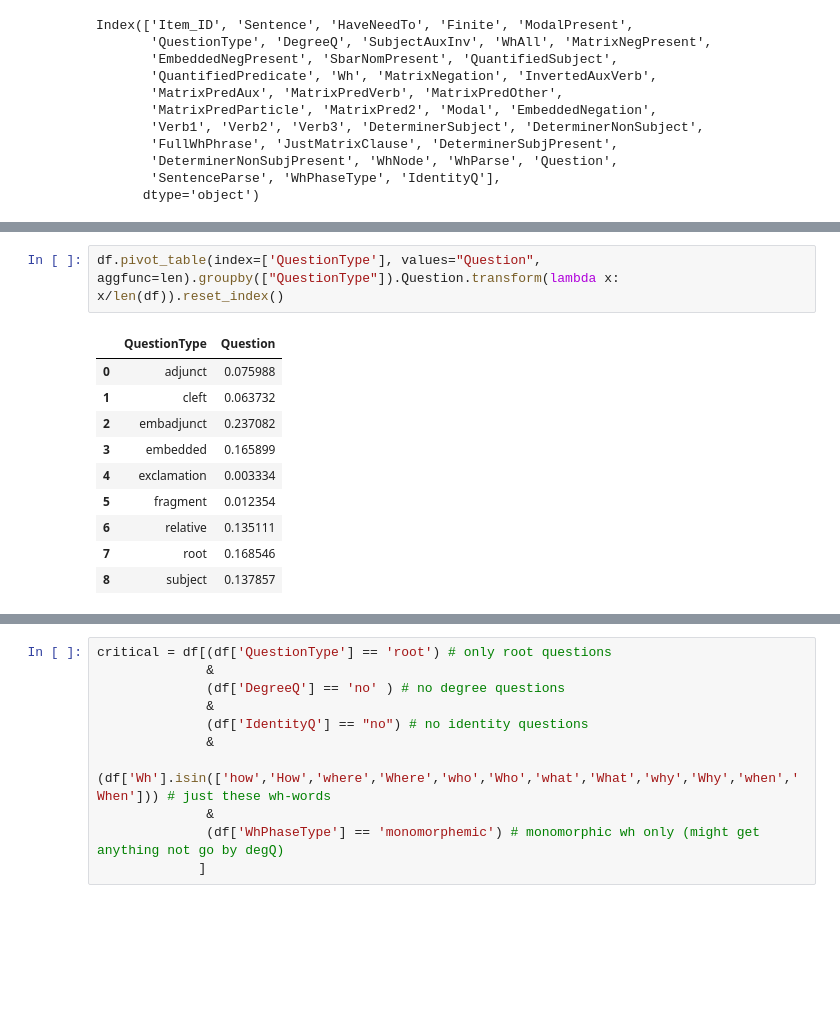
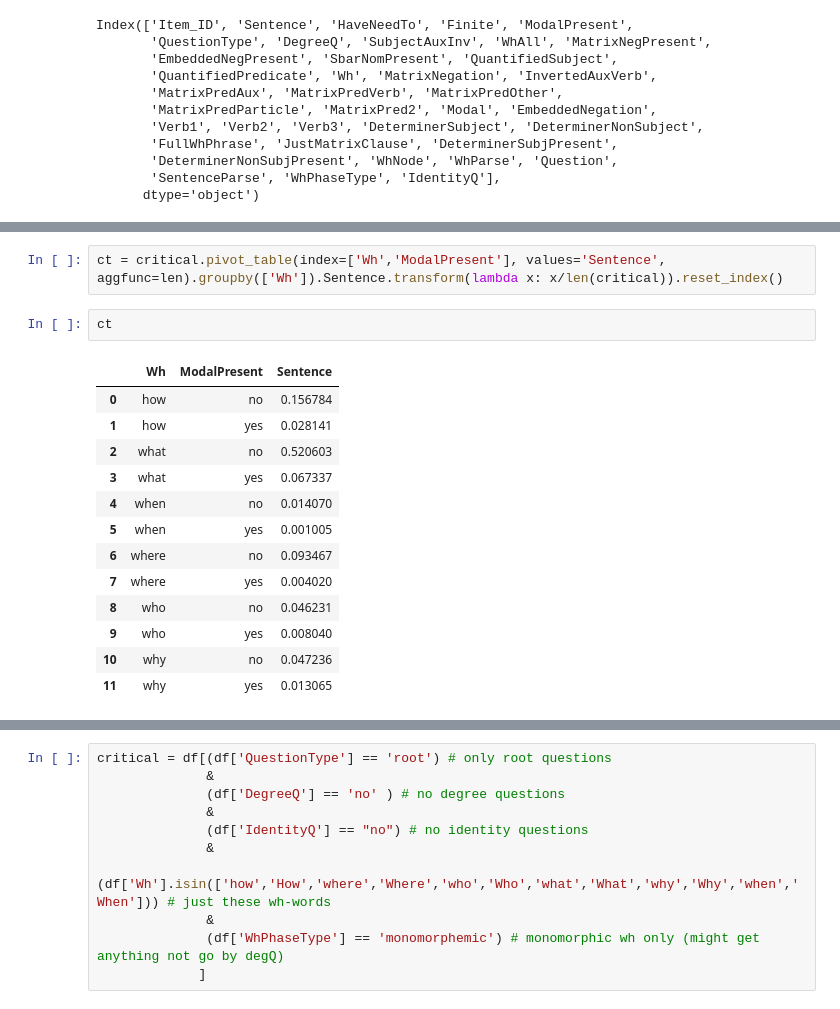
Before and after one commit to mcmoyer11/whquestions-tgrep2, a Jupyter notebook: corpus/analysis/sample_generator-ALLROOT.ipynb, the cells around one changed output, grey strips where cells are left out. Saved outputs shown, nothing was run; the diff lists cells and outputs as text; blank space fills up the shorter version.

```diff
--- a/corpus/analysis/sample_generator-ALLROOT.ipynb
+++ b/corpus/analysis/sample_generator-ALLROOT.ipynb
@@ -61,13 +98,18 @@ df.pivot_table(index=['QuestionType'], values="Question", aggfunc=len).groupby([
 # %%
-df.pivot_table(index=['QuestionType'], values="Question", aggfunc=len).groupby(["QuestionType"]).Question.transform(lambda x: x/len(df)).reset_index()
+ct = critical.pivot_table(index=['Wh','ModalPresent'], values='Sentence', aggfunc=len).groupby(['Wh']).Sentence.transform(lambda x: x/len(critical)).reset_index()
-# %% [output]
-|  | QuestionType | Question |
-| 0 | adjunct | 0.075988 |
-| 1 | cleft | 0.063732 |
-| 2 | embadjunct | 0.237082 |
-| 3 | embedded | 0.165899 |
-| 4 | exclamation | 0.003334 |
-| 5 | fragment | 0.012354 |
-| 6 | relative | 0.135111 |
-| 7 | root | 0.168546 |
-| 8 | subject | 0.137857 |
+# %%
+ct
+# %% [output]
+|  | Wh | ModalPresent | Sentence |
+| 0 | how | no | 0.156784 |
+| 1 | how | yes | 0.028141 |
+| 2 | what | no | 0.520603 |
+| 3 | what | yes | 0.067337 |
+| 4 | when | no | 0.014070 |
+| 5 | when | yes | 0.001005 |
+| 6 | where | no | 0.093467 |
+| 7 | where | yes | 0.004020 |
+| 8 | who | no | 0.046231 |
+| 9 | who | yes | 0.008040 |
+| 10 | why | no | 0.047236 |
+| 11 | why | yes | 0.013065 |
```
Also changed, not shown: parts of 10 cells of this notebook, 7 other files.
